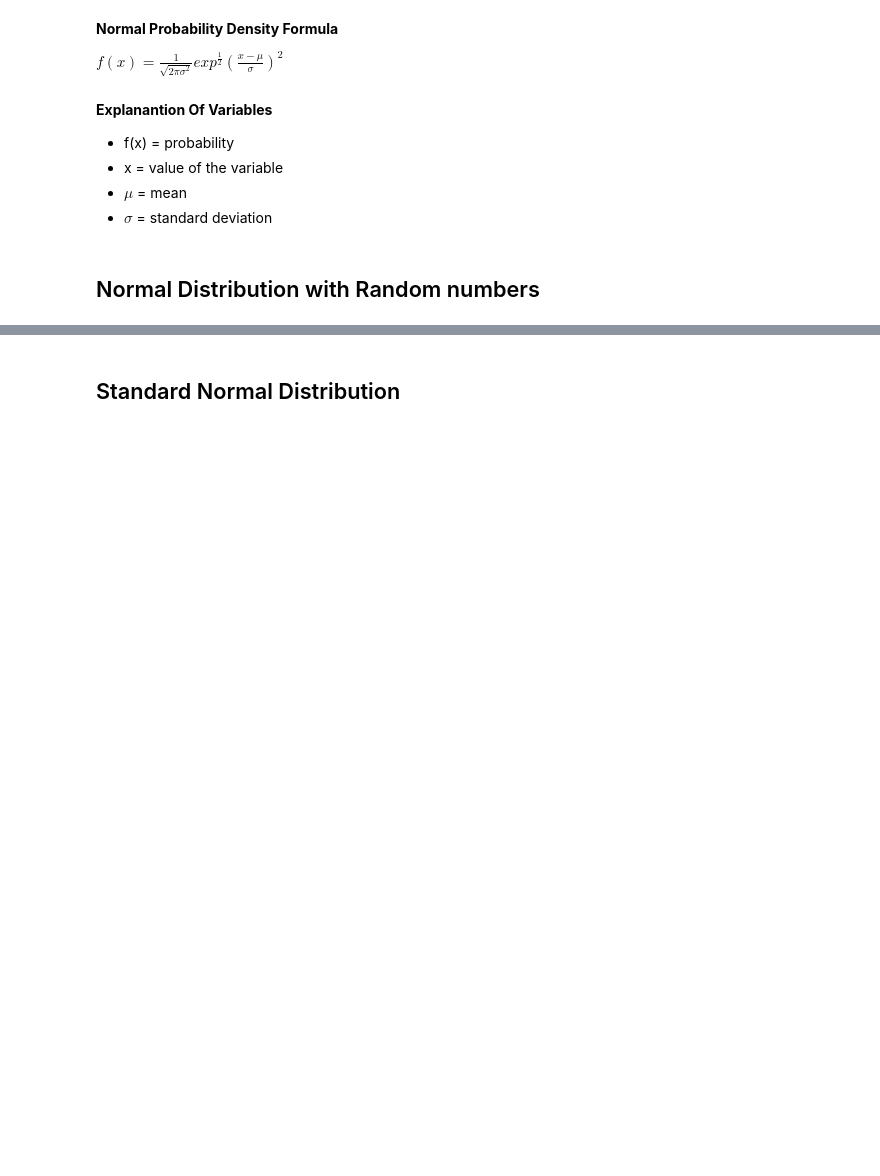
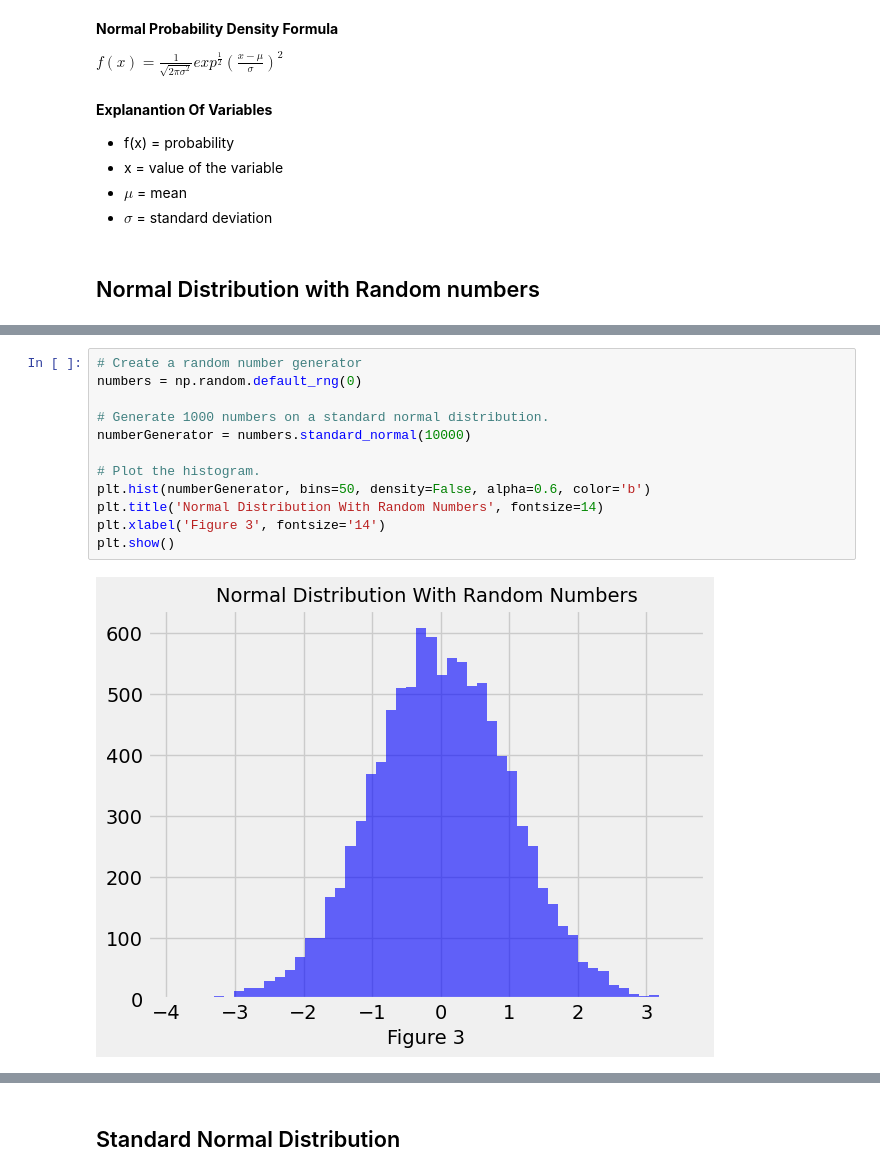
Before and after one commit to loughjo/funddata-assessment, a Jupyter notebook: normal-distribution.ipynb, the cells around one changed output, grey strips where cells are left out. Saved outputs shown, nothing was run; the diff lists cells and outputs as text; blank space fills up the shorter version.

```diff
--- a/normal-distribution.ipynb
+++ b/normal-distribution.ipynb
@@ -202,0 +194,14 @@ Text(0.5, 1.0, 'Normal Distribution With Random Numbers')
+# %%
+# Create a random number generator
+numbers = np.random.default_rng(0)
+
+# Generate 1000 numbers on a standard normal distribution.
+numberGenerator = numbers.standard_normal(10000)
+
+# Plot the histogram.
+plt.hist(numberGenerator, bins=50, density=False, alpha=0.6, color='b')
+plt.title('Normal Distribution With Random Numbers', fontsize=14)
+plt.xlabel('Figure 3', fontsize='14')
+plt.show()
+# %% [output]
+[figure, added]
```
Also changed, not shown: parts of 53 cells of this notebook.
